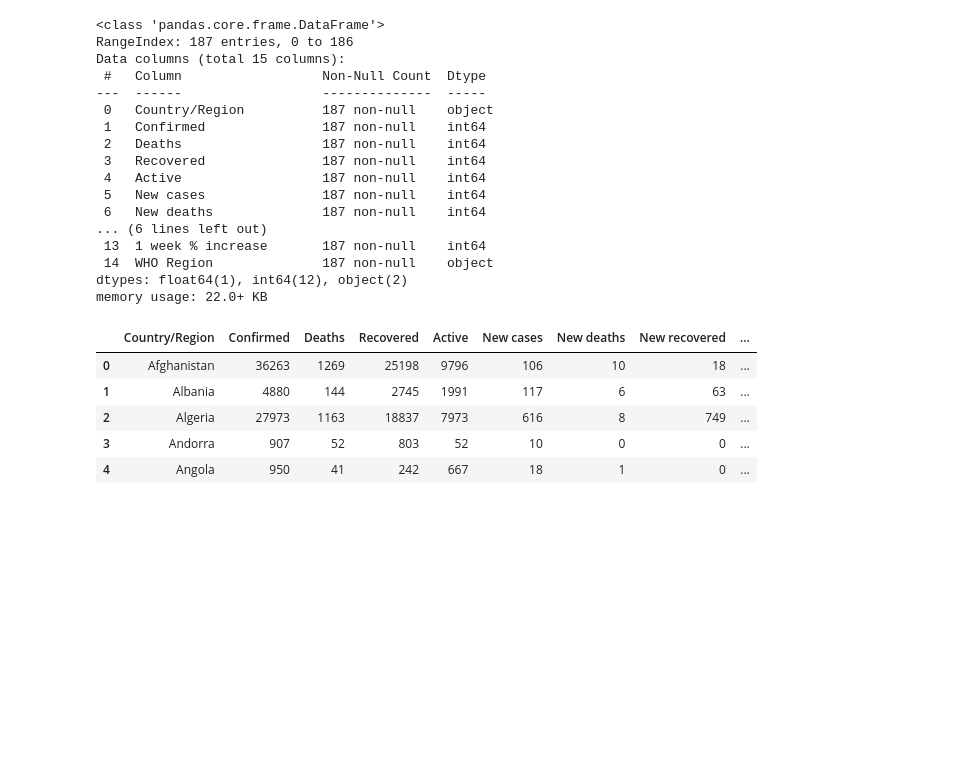
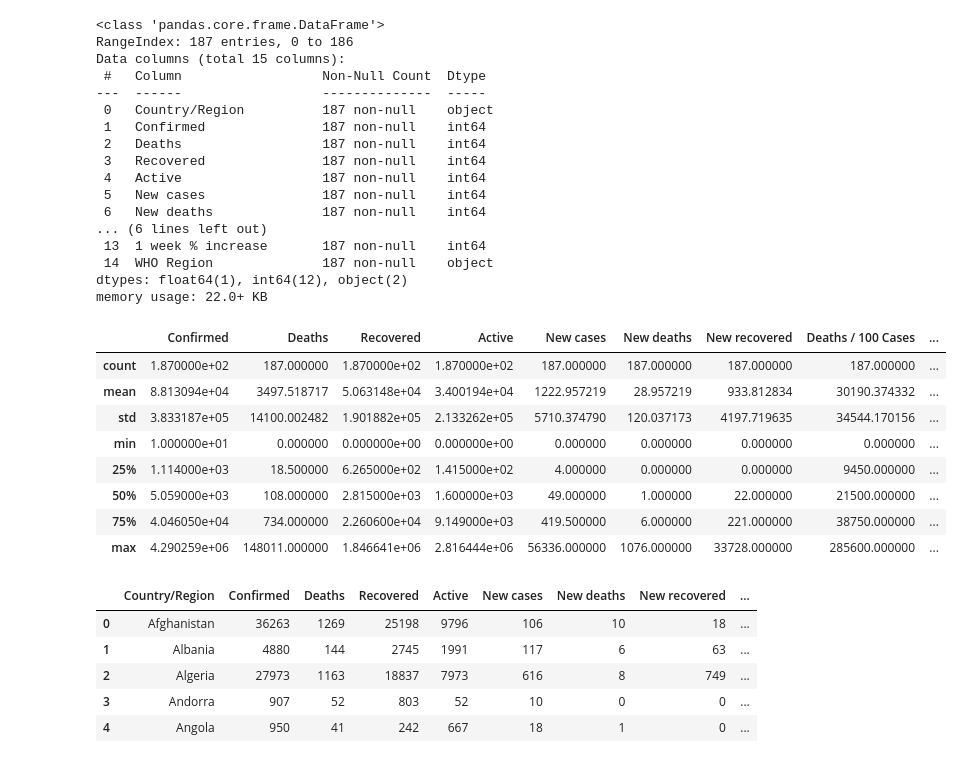
Before and after one commit to mukesh1996-ds/COVID19-analysis-EDA, a Jupyter notebook: notebook/COVID-19_analysis.ipynb, the cells around one changed output. Drawn from its saved outputs; the diff is of its cells as text; code cells hidden in the pictures; blank space fills up the shorter version.

```diff
--- a/notebook/COVID-19_analysis.ipynb
+++ b/notebook/COVID-19_analysis.ipynb
@@ -352,3 +366,15 @@ Data columns (total 15 columns):
  14  WHO Region              187 non-null    object
 dtypes: float64(1), int64(12), object(2)
 memory usage: 22.0+ KB
+# %%
+df.describe()
+# %% [output]
+|  | Confirmed | Deaths | Recovered | Active | New cases | New deaths | New recovered | Deaths / 100 Cases | ... |
+| count | 1.870000e+02 | 187.000000 | 1.870000e+02 | 1.870000e+02 | 187.000000 | 187.000000 | 187.000000 | 187.000000 | ... |
+| mean | 8.813094e+04 | 3497.518717 | 5.063148e+04 | 3.400194e+04 | 1222.957219 | 28.957219 | 933.812834 | 30190.374332 | ... |
+| std | 3.833187e+05 | 14100.002482 | 1.901882e+05 | 2.133262e+05 | 5710.374790 | 120.037173 | 4197.719635 | 34544.170156 | ... |
+| min | 1.000000e+01 | 0.000000 | 0.000000e+00 | 0.000000e+00 | 0.000000 | 0.000000 | 0.000000 | 0.000000 | ... |
+| 25% | 1.114000e+03 | 18.500000 | 6.265000e+02 | 1.415000e+02 | 4.000000 | 0.000000 | 0.000000 | 9450.000000 | ... |
+| 50% | 5.059000e+03 | 108.000000 | 2.815000e+03 | 1.600000e+03 | 49.000000 | 1.000000 | 22.000000 | 21500.000000 | ... |
+| 75% | 4.046050e+04 | 734.000000 | 2.260600e+04 | 9.149000e+03 | 419.500000 | 6.000000 | 221.000000 | 38750.000000 | ... |
+| max | 4.290259e+06 | 148011.000000 | 1.846641e+06 | 2.816444e+06 | 56336.000000 | 1076.000000 | 33728.000000 | 285600.000000 | ... |
```
Also changed, not shown: parts of 6 cells of this notebook.
